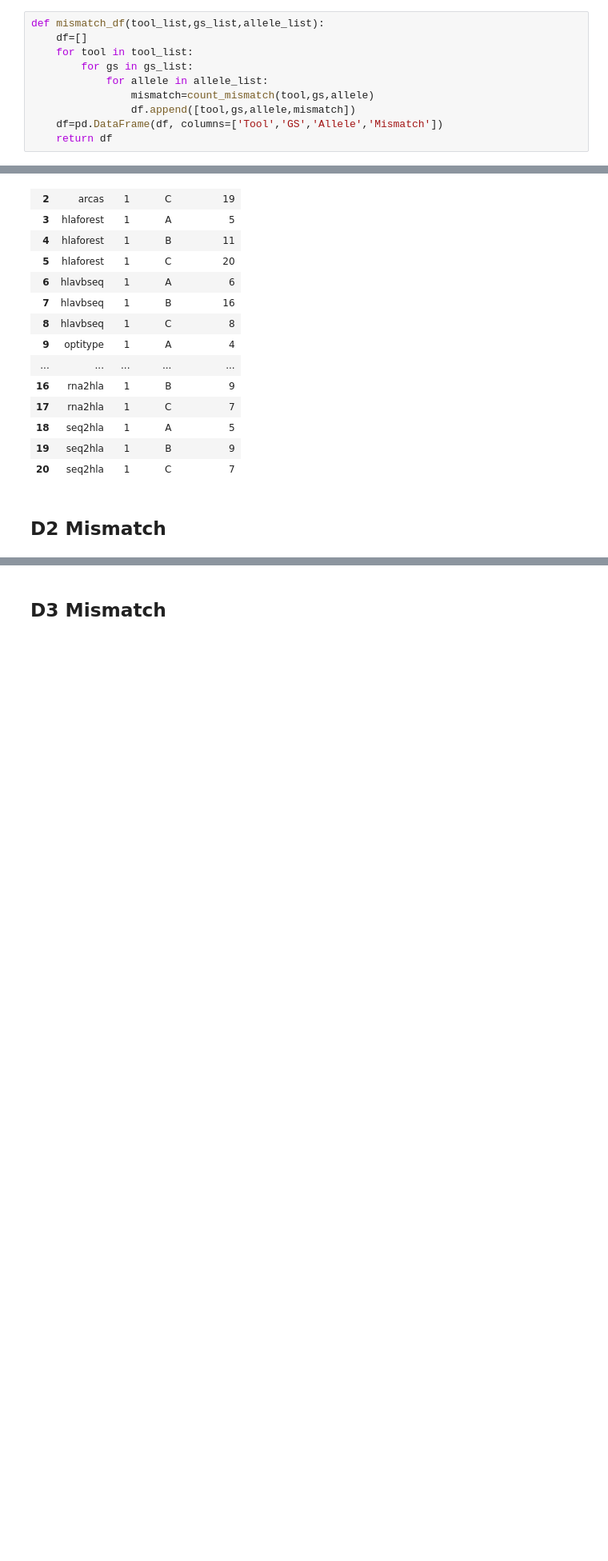
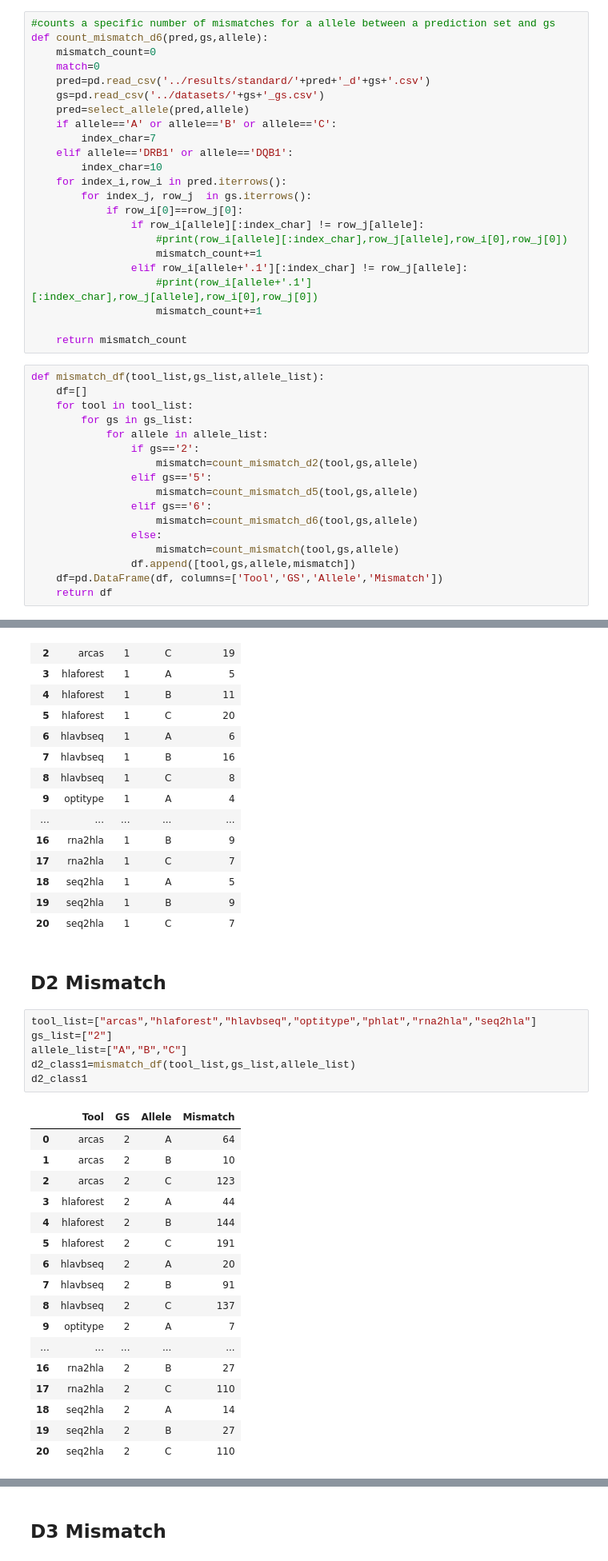
Before and after one commit to ydottie/hlaproject, a Jupyter notebook: notebooks/misreads_d3.ipynb, the cells around one changed output, grey strips where cells are left out. Shown at 80% size. Cells and saved outputs as stored; diff of their text form; blank space fills up the shorter version.

```diff
--- a/notebooks/misreads_d3.ipynb
+++ b/notebooks/misreads_d3.ipynb
@@ -71,10 +126,40 @@ count_mismatch('hlavbseq','3','DRB1')
+# %%
+#counts a specific number of mismatches for a allele between a prediction set and gs
+def count_mismatch_d6(pred,gs,allele):
+    mismatch_count=0
+    match=0
+    pred=pd.read_csv('../results/standard/'+pred+'_d'+gs+'.csv')
+    gs=pd.read_csv('../datasets/'+gs+'_gs.csv')
+    pred=select_allele(pred,allele)
+    if allele=='A' or allele=='B' or allele=='C':
+        index_char=7
+    elif allele=='DRB1' or allele=='DQB1':
+        index_char=10
+    for index_i,row_i in pred.iterrows():
+        for index_j, row_j  in gs.iterrows():
+            if row_i[0]==row_j[0]:
+                if row_i[allele][:index_char] != row_j[allele]:
+                    #print(row_i[allele][:index_char],row_j[allele],row_i[0],row_j[0])
+                    mismatch_count+=1
+                elif row_i[allele+'.1'][:index_char] != row_j[allele]:
+                    #print(row_i[allele+'.1'][:index_char],row_j[allele],row_i[0],row_j[0])
+                    mismatch_count+=1
+
+    return mismatch_count
 # %%
 def mismatch_df(tool_list,gs_list,allele_list):
     df=[]
     for tool in tool_list:
         for gs in gs_list:
             for allele in allele_list:
-                mismatch=count_mismatch(tool,gs,allele)
+                if gs=='2':
+                    mismatch=count_mismatch_d2(tool,gs,allele)
+                elif gs=='5':
+                    mismatch=count_mismatch_d5(tool,gs,allele)
+                elif gs=='6':
+                    mismatch=count_mismatch_d6(tool,gs,allele)
+                else:
+                    mismatch=count_mismatch(tool,gs,allele)
                 df.append([tool,gs,allele,mismatch])
     df=pd.DataFrame(df, columns=['Tool','GS','Allele','Mismatch'])
     return df
@@ -108,3 +280,27 @@ d1
 | 20 | seq2hla | 1 | C | 7 |
 # %% [markdown]
 ## D2 Mismatch
+# %%
+tool_list=["arcas","hlaforest","hlavbseq","optitype","phlat","rna2hla","seq2hla"]
+gs_list=["2"]
+allele_list=["A","B","C"]
+d2_class1=mismatch_df(tool_list,gs_list,allele_list)
+d2_class1
+# %% [output]
+|  | Tool | GS | Allele | Mismatch |
+| 0 | arcas | 2 | A | 64 |
+| 1 | arcas | 2 | B | 10 |
+| 2 | arcas | 2 | C | 123 |
+| 3 | hlaforest | 2 | A | 44 |
+| 4 | hlaforest | 2 | B | 144 |
+| 5 | hlaforest | 2 | C | 191 |
+| 6 | hlavbseq | 2 | A | 20 |
+| 7 | hlavbseq | 2 | B | 91 |
+| 8 | hlavbseq | 2 | C | 137 |
+| 9 | optitype | 2 | A | 7 |
+| ... | ... | ... | ... | ... |
+| 16 | rna2hla | 2 | B | 27 |
+| 17 | rna2hla | 2 | C | 110 |
+| 18 | seq2hla | 2 | A | 14 |
+| 19 | seq2hla | 2 | B | 27 |
+| 20 | seq2hla | 2 | C | 110 |
```
Also changed, not shown: parts of 17 cells of this notebook, 1 other file.
